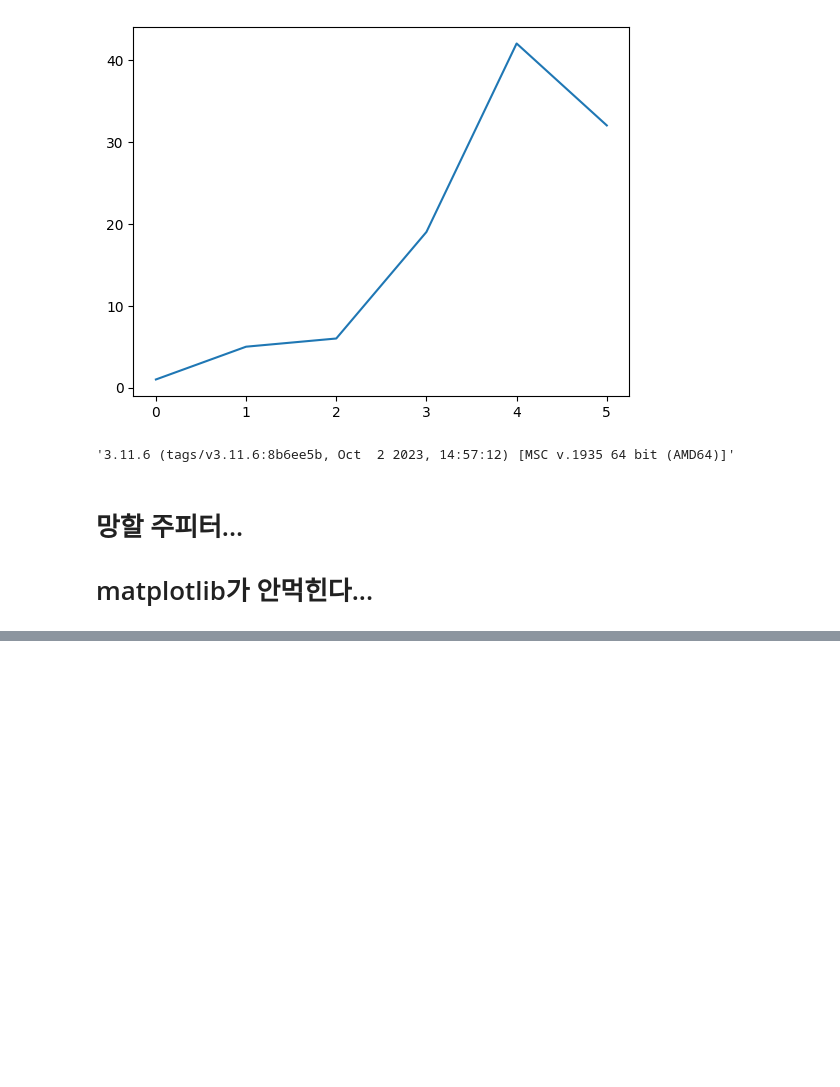
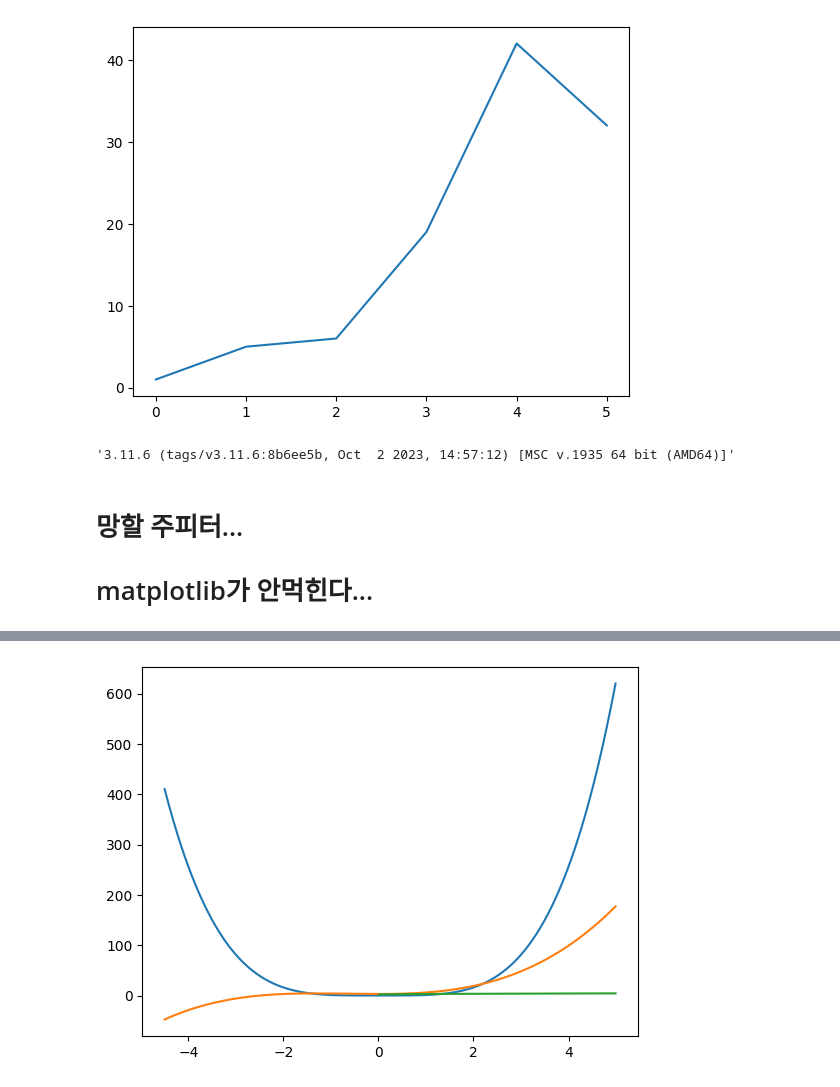
Before and after one commit to PJH222/TIL, a Jupyter notebook: ML/기초/basic III (283pg~).ipynb, the cells around one changed output, grey strips where cells are left out. Drawn from its saved outputs; the diff is of its cells as text; code cells hidden in the pictures; blank space fills up the shorter version.

```diff
--- a/ML/기초/basic III (283pg~).ipynb
+++ b/ML/기초/basic III (283pg~).ipynb
@@ -47,0 +77,5 @@ ModuleNotFoundError: No module named 'PyQt5'
+# %%
+plt.plot(x,y1,x,y2,x,y3)
+plt.show()
+# %% [output]
+[figure, added]
```
Also changed, not shown: parts of 19 cells of this notebook, 1 other file.
